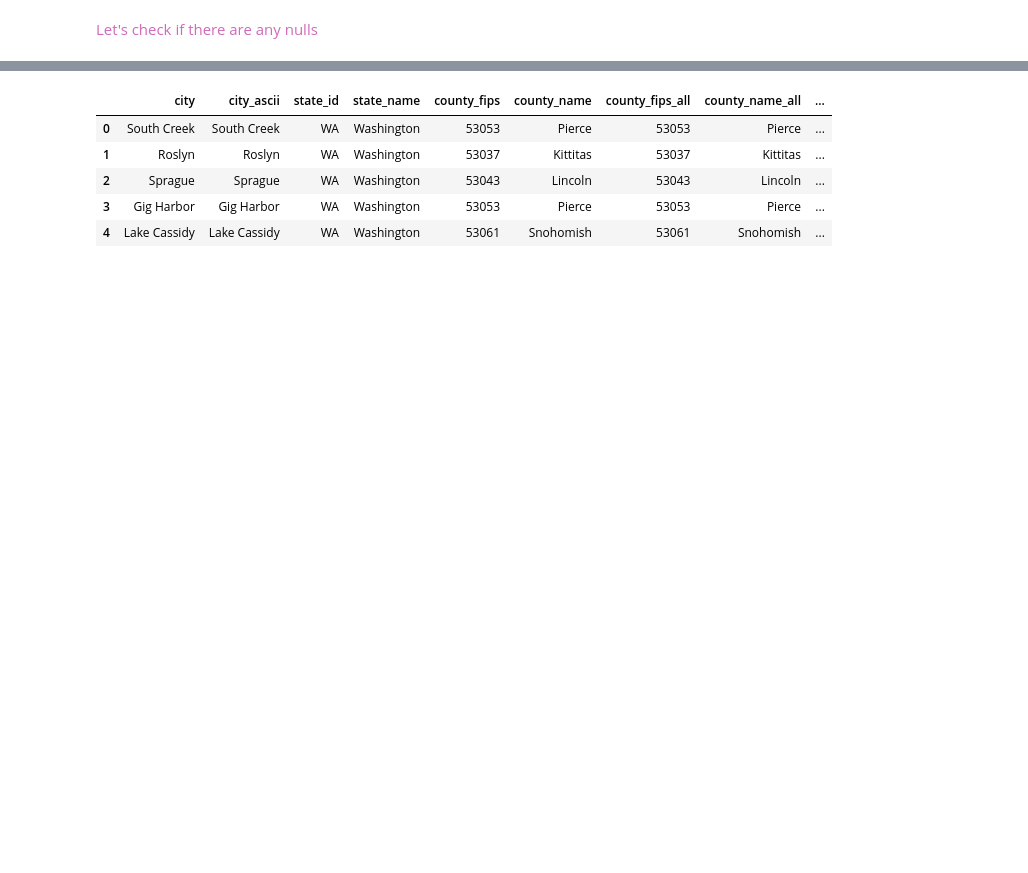
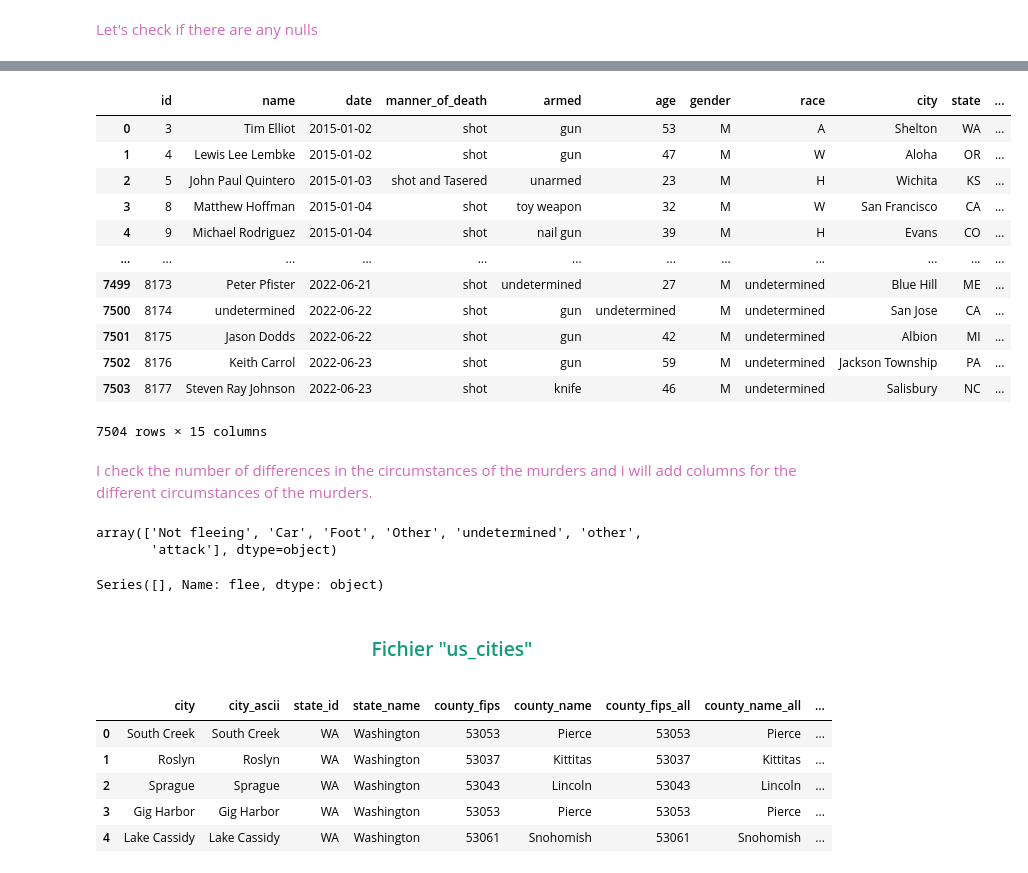
Before and after one commit to DelphineLecorney/Labo_Fatal_Police, a Jupyter notebook: fatal_Police.ipynb, the cells around one changed output, grey strips where cells are left out. Saved outputs shown, nothing was run; the diff lists cells and outputs as text; code cells hidden in the pictures; blank space fills up the shorter version.

```diff
--- a/fatal_Police.ipynb
+++ b/fatal_Police.ipynb
@@ -171,0 +192,28 @@ df_fatal.isnull().sum().sum()
+# %%
+df_fatal = df_fatal.drop(columns=["is_geocoding_exact", "body_camera"])
+df_fatal
+# %% [output]
+|  | id | name | date | manner_of_death | armed | age | gender | race | city | state | ... |
+| 0 | 3 | Tim Elliot | 2015-01-02 | shot | gun | 53 | M | A | Shelton | WA | ... |
+| 1 | 4 | Lewis Lee Lembke | 2015-01-02 | shot | gun | 47 | M | W | Aloha | OR | ... |
+| 2 | 5 | John Paul Quintero | 2015-01-03 | shot and Tasered | unarmed | 23 | M | H | Wichita | KS | ... |
+| 3 | 8 | Matthew Hoffman | 2015-01-04 | shot | toy weapon | 32 | M | W | San Francisco | CA | ... |
+| 4 | 9 | Michael Rodriguez | 2015-01-04 | shot | nail gun | 39 | M | H | Evans | CO | ... |
+| ... | ... | ... | ... | ... | ... | ... | ... | ... | ... | ... | ... |
+| 7499 | 8173 | Peter Pfister | 2022-06-21 | shot | undetermined | 27 | M | undetermined | Blue Hill | ME | ... |
+| 7500 | 8174 | undetermined | 2022-06-22 | shot | gun | undetermined | M | undetermined | San Jose | CA | ... |
+| 7501 | 8175 | Jason Dodds | 2022-06-22 | shot | gun | 42 | M | undetermined | Albion | MI | ... |
+| 7502 | 8176 | Keith Carrol | 2022-06-23 | shot | gun | 59 | M | undetermined | Jackson Township | PA | ... |
+| 7503 | 8177 | Steven Ray Johnson | 2022-06-23 | shot | knife | 46 | M | undetermined | Salisbury | NC | ... |
+7504 rows × 15 columns
+# %% [markdown]
+<p style="color:#D06AB9">I check the number of differences in the circumstances of the murders and i will add columns for the different circumstances of the murders. </p>
+# %%
+display(df_fatal["flee"].unique())
+# %% [output]
+array(['Not fleeing', 'Car', 'Foot', 'Other', 'undetermined', 'other',
+       'attack'], dtype=object)
+# %%
+df_fatal.flee[df_fatal["flee"] == '']
+# %% [output]
+Series([], Name: flee, dtype: object)
@@ -172,3 +223,5 @@ df_fatal.isnull().sum().sum()
+# %% [markdown]
+<center><h3><p style="color:#139C77";> Fichier "us_cities"</p></h3></center>
 # %%
 df_us_cities = pd.read_sql("SELECT * FROM [us_cities]", cnxn)
 df_us_cities.head()
```
Also changed, not shown: parts of 22 cells of this notebook, 2 other files.
